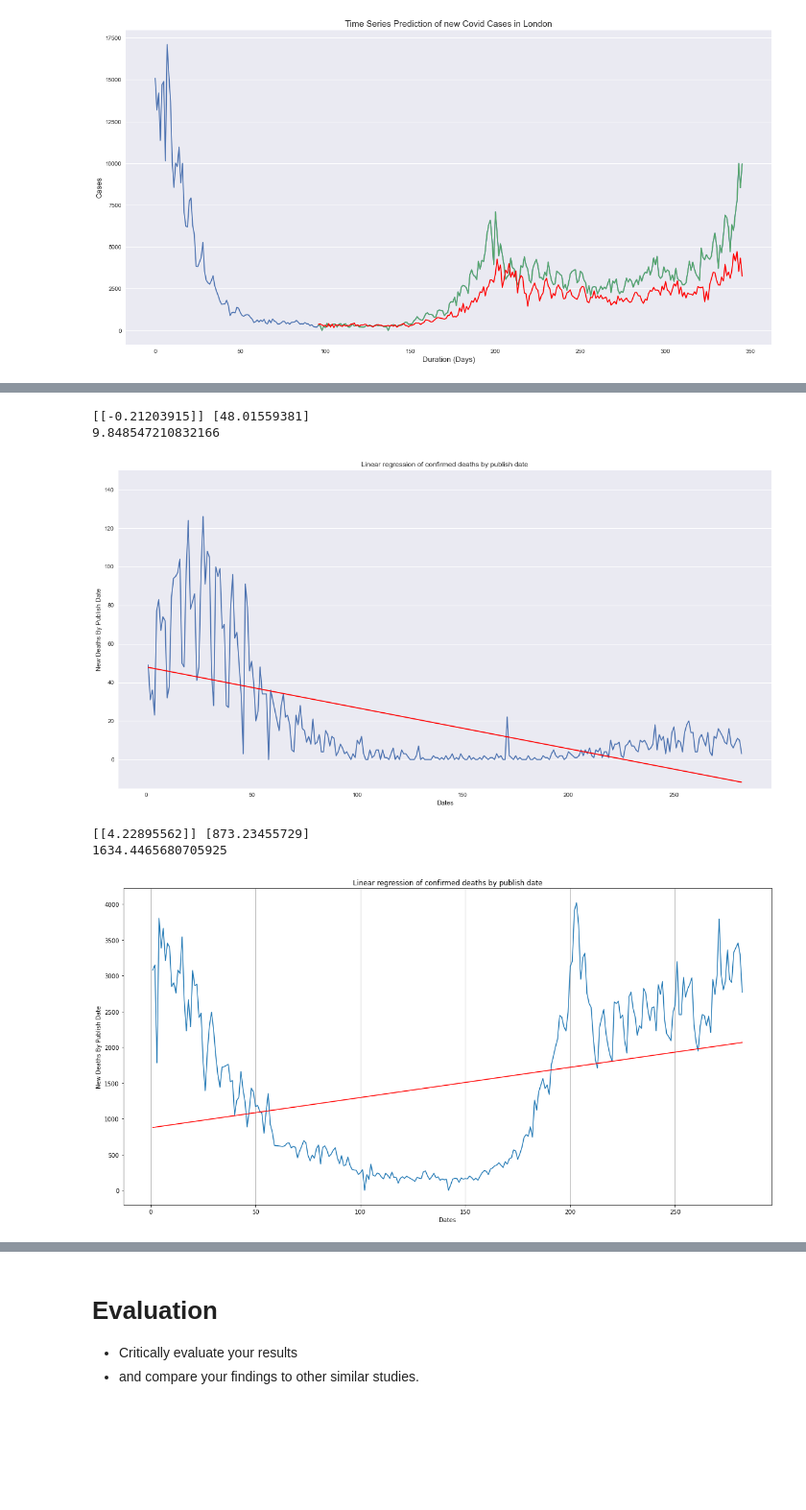
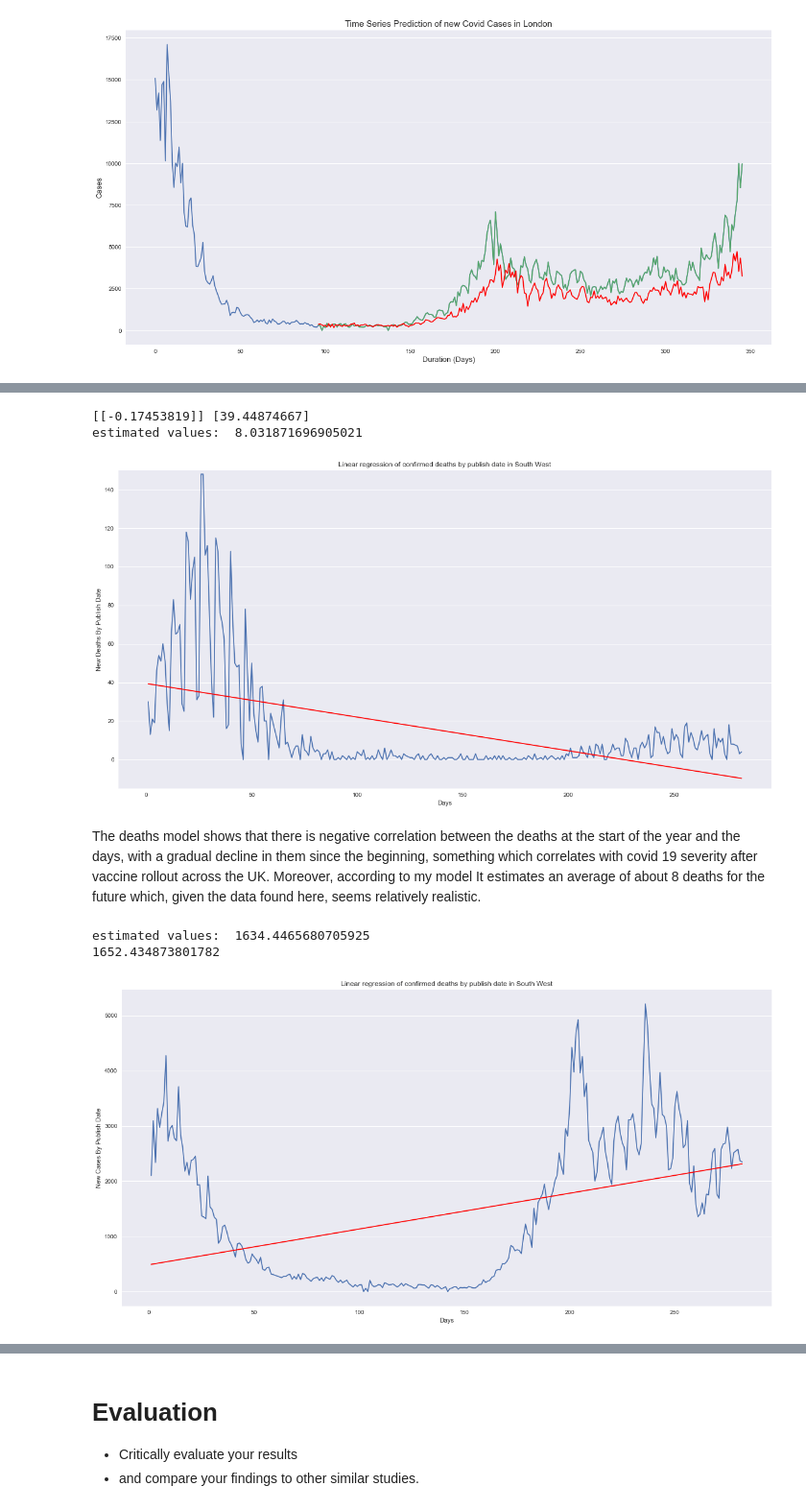
Before and after one commit to JustGinger888/DataScience, a Jupyter notebook: DataReport.ipynb, the cells around one changed output, grey strips where cells are left out. Shown at 96% size. Cells and saved outputs as stored; diff of their text form; code cells hidden in the pictures; blank space fills up the shorter version.

```diff
--- a/DataReport.ipynb
+++ b/DataReport.ipynb
@@ -909,7 +899,8 @@ def ger_regression_predictions(features, intercept, slope):
 filename = 'data.xlsx'
 df = pd.read_excel(filename)
 
-filter = df['areaName']=='East Midlands'
+areaName = 'South West'
+filter = df['areaName']==areaName
 df = df[filter]
 df = df[['newDeaths28DaysByPublishDate', 'date']]
 data = df[['newDeaths28DaysByPublishDate', 'date']]
@@ -940,18 +931,20 @@ plt.plot(train['date'],train['newDeaths28DaysByPublishDate'])
 plt.plot(trainX, coef*trainX + intercept, '-r')
 
 estimated_values = ger_regression_predictions(180, intercept[0], coef[0][0])
-print(estimated_values)
+print('estimated values: ',estimated_values)
 
-plt.title('Linear regression of confirmed deaths by publish date')
+plt.title('Linear regression of confirmed deaths by publish date in '+ areaName)
 plt.ylim(bottom=-15, top=150)
-plt.xlabel('Dates')
+plt.xlabel('Days')
 plt.ylabel('New Deaths By Publish Date')
 plt.grid(axis='x')
 plt.show()
 # %% [output]
-[[-0.21203915]] [48.01559381]
-9.848547210832166
+[[-0.17453819]] [39.44874667]
+estimated values:  8.031871696905021
-[figure, old version]
+[figure, new version]
+# %% [markdown]
+The deaths model shows that there is negative correlation between the deaths at the start of the year and the days, with a gradual decline in them since the beginning, something which correlates with covid 19 severity after vaccine rollout across the UK. Moreover, according to my model It estimates an average of about 8 deaths for the future which, given the data found here, seems relatively realistic.
 # %%
 #Linear Regression
 import matplotlib.pyplot as plt
@@ -966,7 +959,8 @@ def ger_regression_predictions(features, intercept, slope):
 filename = 'data.xlsx'
 df = pd.read_excel(filename)
 
-filter = df['areaName']=='East Midlands'
+areaName = 'South West'
+filter = df['areaName']==areaName
 df = df[filter]
 df = df[['newCasesByPublishDate', 'date']]
 data = df[['newCasesByPublishDate', 'date']]
@@ -975,37 +969,37 @@ data['month'] = df['date'].dt.month
 data['day'] = df['date'].dt.day
 data['date'] = (df['date'].dt.month-1) * 31 + df['date'].dt.day
 
 size = int(len(X) * 0.8)
 train= data[:(int(len(X) * 0.8))]
 test = data[(int(len(X) * 0.2)):]
 # train autoregression
 model = LinearRegression()
 trainX = np.array(train[['date']])
 trainY = np.array(train[['newCasesByPublishDate']])
 model.fit(trainX, trainY)
 coef = model.coef_
 intercept = model.intercept_
 
-print(coef, intercept)
+print('estimated values: ',estimated_values)
 
 f = plt.figure()
 f.set_figwidth(20)
 f.set_figheight(10)
 
 plt.plot(train['date'],train['newCasesByPublishDate'])
 
 plt.plot(trainX, coef*trainX + intercept, '-r')
 
 estimated_values = ger_regression_predictions(180, intercept[0], coef[0][0])
 print(estimated_values)
 
-plt.title('Linear regression of confirmed deaths by publish date')
+plt.title('Linear regression of confirmed deaths by publish date in ' + areaName)
 # plt.ylim(bottom=-15, top=150)
-plt.xlabel('Dates')
-plt.ylabel('New Deaths By Publish Date')
+plt.xlabel('Days')
+plt.ylabel('New Cases By Publish Date')
 plt.grid(axis='x')
 plt.show()
 # %% [output]
-[[4.22895562]] [873.23455729]
-1634.4465680705925
+estimated values:  1634.4465680705925
+1652.434873801782
-[figure, old version]
+[figure, new version]
```
Also changed, not shown: parts of 3 cells of this notebook, 5 other files.
